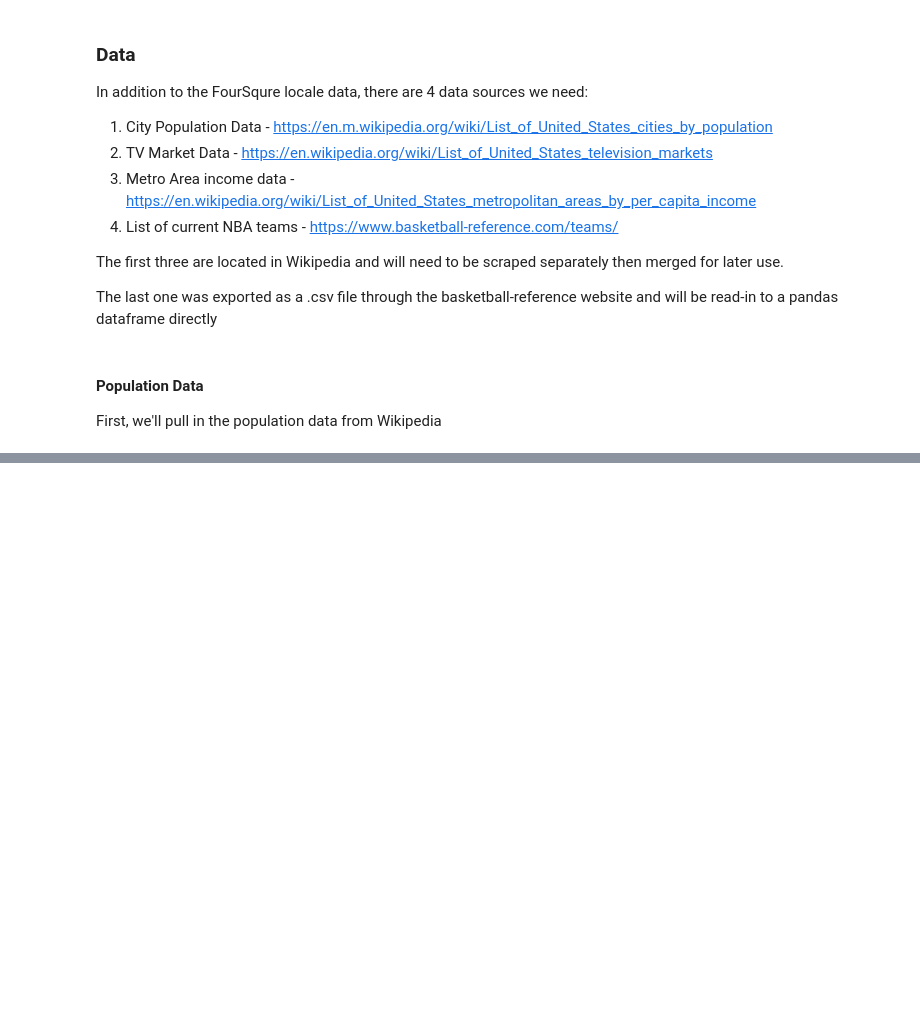
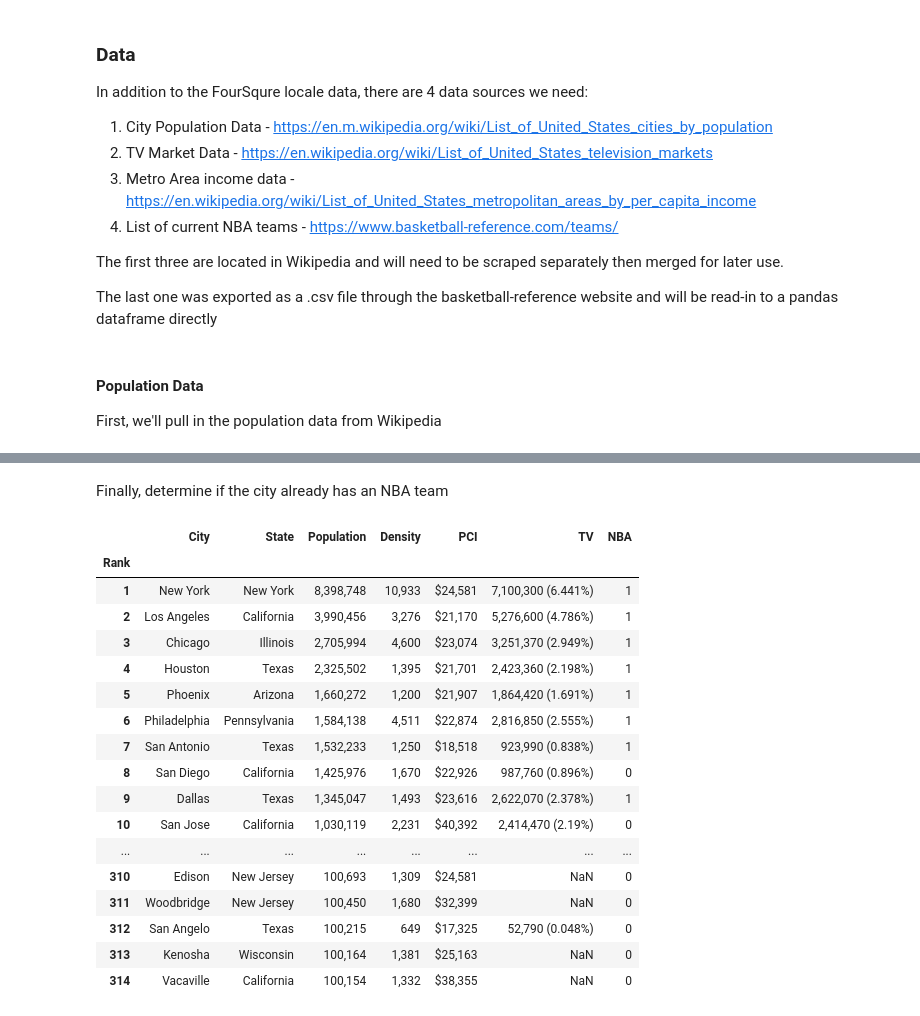
Before and after one commit to dchaas/Coursera_Capstone, a Jupyter notebook: Find_the_next_NBA_City.ipynb, the cells around one changed output, grey strips where cells are left out. Cells and saved outputs as stored; diff of their text form; code cells hidden in the pictures; blank space fills up the shorter version.

```diff
--- a/Find_the_next_NBA_City.ipynb
+++ b/Find_the_next_NBA_City.ipynb
@@ -148,0 +346,8 @@ df
+# %%
+df_teams = pd.read_csv('NBA_cities.csv')
+
+# filter by current teams (where To = 2020)
+df_teams = df_teams[ df_teams['To']==2020 ]
+# get list of unique NBA cities
+nba_cities = list(df_teams.Franchise.unique())
+nba_cities
@@ -148,0 +377,15 @@ df
+# %%
+# store metro and pci information
+metros = list(df_inc.Metro)
+pci = list(df_inc['Per capitaincome'])
+
+# create a function to extract it
+def get_merged_value(city,options,values):
+    for i in range(len(options)):
+        if city in options[i]:
+            return values[i]
+    return np.nan
+
+
+df_pop['PCI'] = df_pop['City'].apply(lambda x: get_merged_value(x,metros,pci))
+df_pop
@@ -148,0 +416,6 @@ df
+# %%
+# fixing the Nan, filling by state
+df_data = df_pop.sort_values('State').fillna(method='pad')
+df_data.index = df_data.index.astype(int)
+df_data.sort_index(inplace=True)
+df_data
@@ -148,0 +443,6 @@ df
+# %%
+market = list(df_tv_market['Market'])
+households = list(df_tv_market['TV households (2018–19)'])
+
+df_data['TV'] = df_data['City'].apply(lambda x: get_merged_value(x,market,households))
+df_data
@@ -148,0 +470,31 @@ df
+# %% [markdown]
+Finally, determine if the city already has an NBA team
+# %%
+# define a function to add it
+def nba_city(city,nba_cities):
+    for n in nba_cities:
+        if city in n:
+            return 1
+    return 0
+
+df_data['NBA']=df_data['City'].apply(lambda x: nba_city(x,nba_cities))
+df_data
+# %% [output]
+|  | City | State | Population | Density | PCI | TV | NBA |
+| Rank |  |  |  |  |  |  |  |
+| 1 | New York | New York | 8,398,748 | 10,933 | $24,581 | 7,100,300 (6.441%) | 1 |
+| 2 | Los Angeles | California | 3,990,456 | 3,276 | $21,170 | 5,276,600 (4.786%) | 1 |
+| 3 | Chicago | Illinois | 2,705,994 | 4,600 | $23,074 | 3,251,370 (2.949%) | 1 |
+| 4 | Houston | Texas | 2,325,502 | 1,395 | $21,701 | 2,423,360 (2.198%) | 1 |
+| 5 | Phoenix | Arizona | 1,660,272 | 1,200 | $21,907 | 1,864,420 (1.691%) | 1 |
+| 6 | Philadelphia | Pennsylvania | 1,584,138 | 4,511 | $22,874 | 2,816,850 (2.555%) | 1 |
+| 7 | San Antonio | Texas | 1,532,233 | 1,250 | $18,518 | 923,990 (0.838%) | 1 |
+| 8 | San Diego | California | 1,425,976 | 1,670 | $22,926 | 987,760 (0.896%) | 0 |
+| 9 | Dallas | Texas | 1,345,047 | 1,493 | $23,616 | 2,622,070 (2.378%) | 1 |
+| 10 | San Jose | California | 1,030,119 | 2,231 | $40,392 | 2,414,470 (2.19%) | 0 |
+| ... | ... | ... | ... | ... | ... | ... | ... |
+| 310 | Edison | New Jersey | 100,693 | 1,309 | $24,581 | NaN | 0 |
+| 311 | Woodbridge | New Jersey | 100,450 | 1,680 | $32,399 | NaN | 0 |
+| 312 | San Angelo | Texas | 100,215 | 649 | $17,325 | 52,790 (0.048%) | 0 |
+| 313 | Kenosha | Wisconsin | 100,164 | 1,381 | $25,163 | NaN | 0 |
+| 314 | Vacaville | California | 100,154 | 1,332 | $38,355 | NaN | 0 |
```
Also changed, not shown: parts of 42 cells of this notebook.
